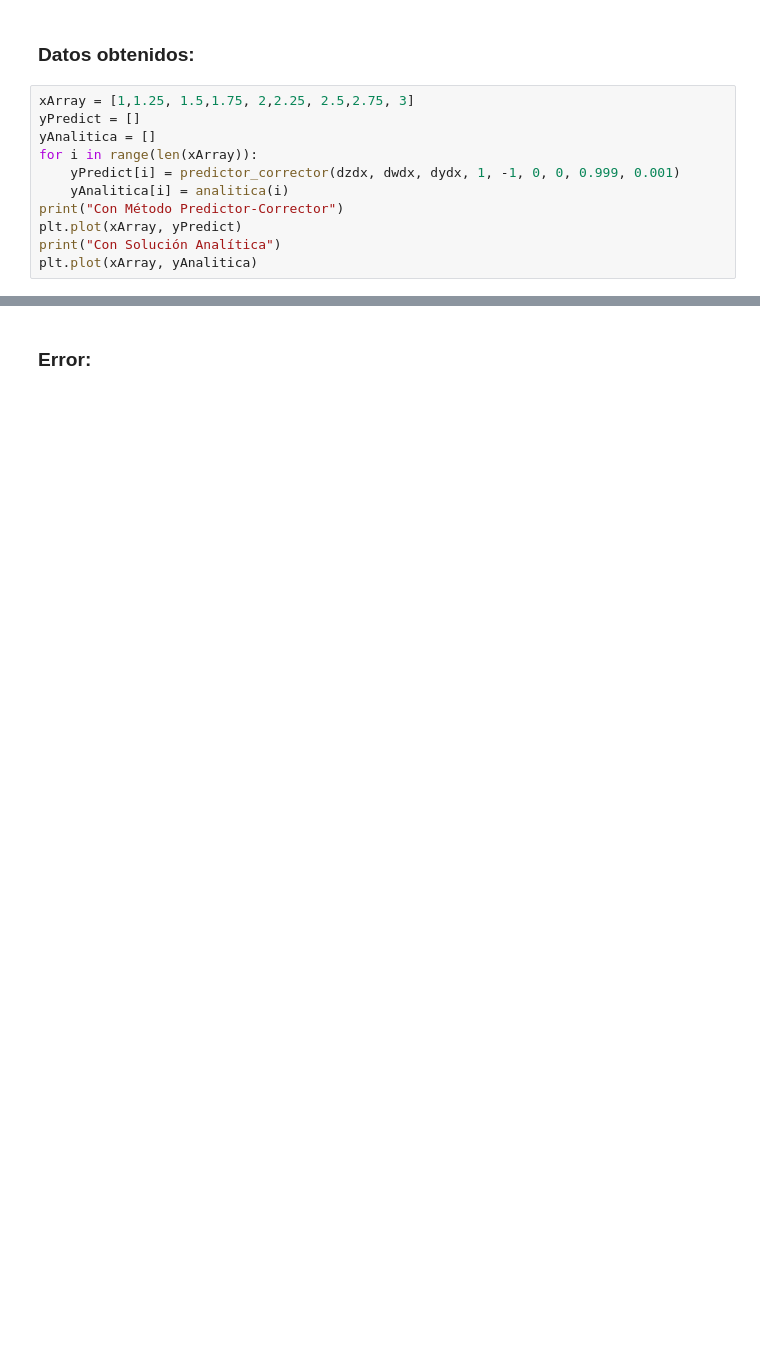
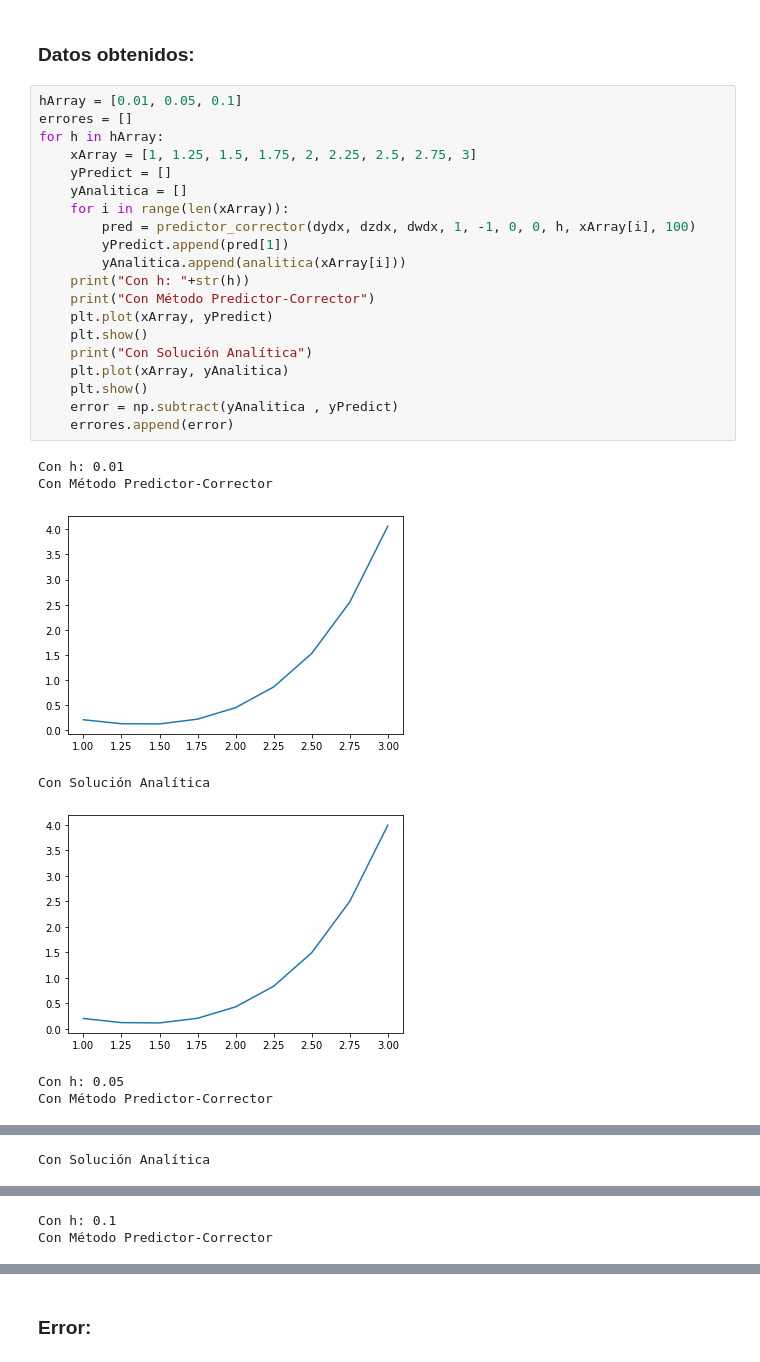
Before and after one commit to TomasBruno1/AM4, a Jupyter notebook: src/TP2/TP2EcuacionesDif.ipynb, the cells around one changed output, grey strips where cells are left out. Drawn from its saved outputs; the diff is of its cells as text; blank space fills up the shorter version.

```diff
--- a/src/TP2/TP2EcuacionesDif.ipynb
+++ b/src/TP2/TP2EcuacionesDif.ipynb
@@ -119,13 +142,30 @@ def predictor_corrector(f, g, e, x0, y0, z0, a, b, h):
 # %% [markdown]
 ### Datos obtenidos:
 # %%
-xArray = [1,1.25, 1.5,1.75, 2,2.25, 2.5,2.75, 3]
-yPredict = []
-yAnalitica = []
-for i in range(len(xArray)):
-    yPredict[i] = predictor_corrector(dzdx, dwdx, dydx, 1, -1, 0, 0, 0.999, 0.001)
-    yAnalitica[i] = analitica(i)
-print("Con Método Predictor-Corrector")
-plt.plot(xArray, yPredict)
-print("Con Solución Analítica")
-plt.plot(xArray, yAnalitica)
+hArray = [0.01, 0.05, 0.1]
+errores = []
+for h in hArray:
+    xArray = [1, 1.25, 1.5, 1.75, 2, 2.25, 2.5, 2.75, 3]
+    yPredict = []
+    yAnalitica = []
+    for i in range(len(xArray)):
+        pred = predictor_corrector(dydx, dzdx, dwdx, 1, -1, 0, 0, h, xArray[i], 100)
+        yPredict.append(pred[1])
+        yAnalitica.append(analitica(xArray[i]))
+    print("Con h: "+str(h))
+    print("Con Método Predictor-Corrector")
+    plt.plot(xArray, yPredict)
+    plt.show()
+    print("Con Solución Analítica")
+    plt.plot(xArray, yAnalitica)
+    plt.show()
+    error = np.subtract(yAnalitica , yPredict)
+    errores.append(error)
+# %% [output]
+Con h: 0.01
+Con Método Predictor-Corrector
+[figure, added]
+Con Solución Analítica
+[figure, added]
+Con h: 0.05
+Con Método Predictor-Corrector
@@ -131,0 +173 @@ plt.plot(xArray, yAnalitica)
+Con Solución Analítica
@@ -131,0 +175,2 @@ plt.plot(xArray, yAnalitica)
+Con h: 0.1
+Con Método Predictor-Corrector
```
Also changed, not shown: parts of 5 cells of this notebook, 1 other file.
